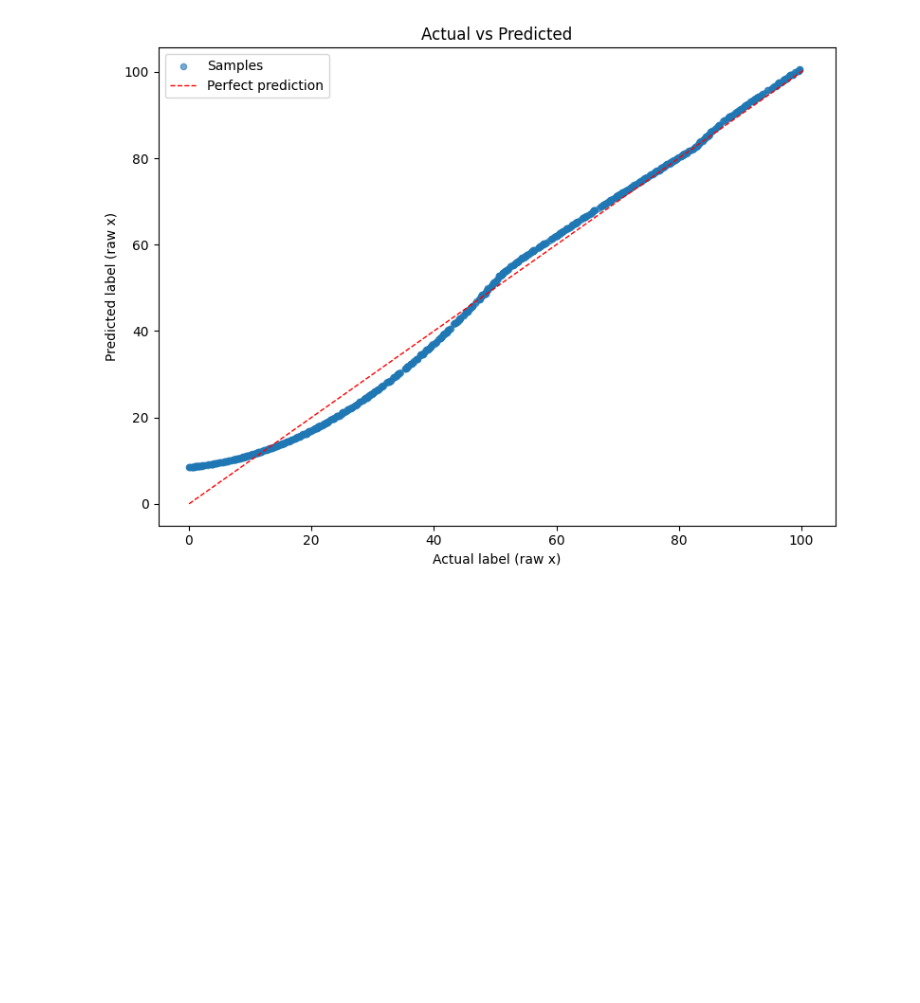
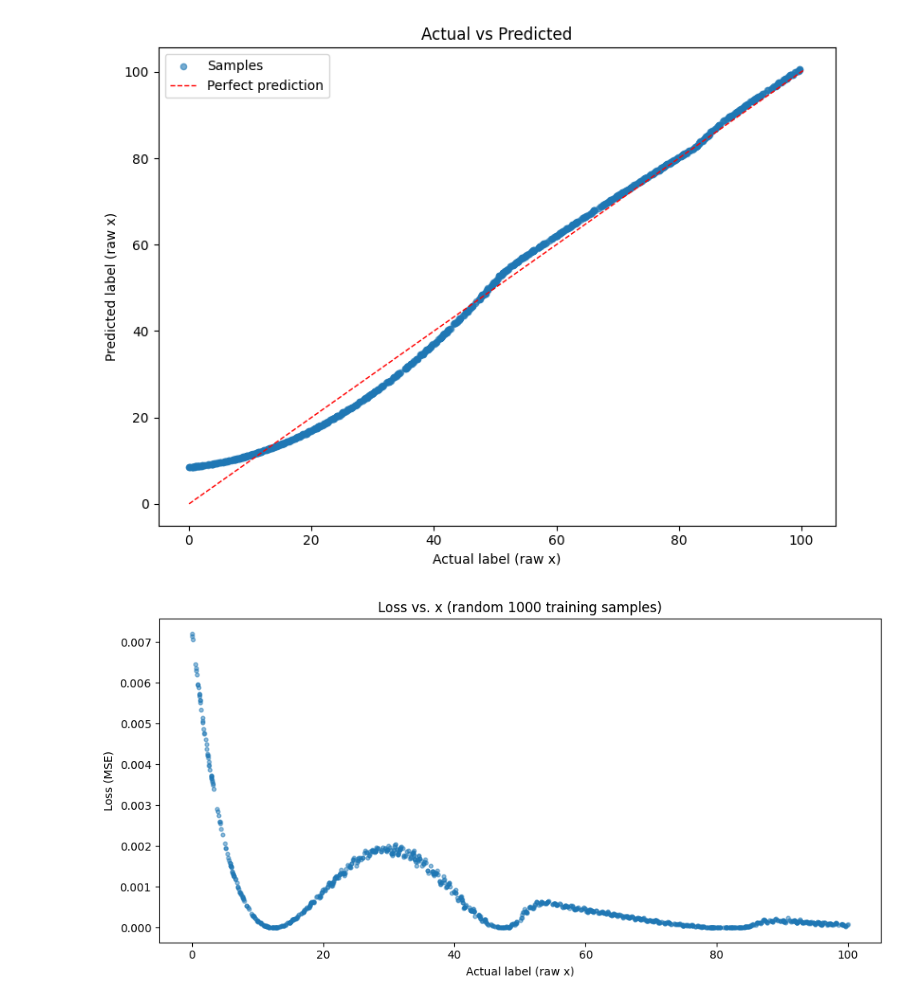
Before and after one commit to DJsushi/mglyph-ml, a Jupyter notebook: notebooks/experiment-1.ipynb, the cells around one changed output. Drawn from its saved outputs; the diff is of its cells as text; code cells hidden in the pictures; blank space fills up the shorter version.

Commit message:
add: loss vs x plot

```diff
--- a/notebooks/experiment-1.ipynb
+++ b/notebooks/experiment-1.ipynb
@@ -402,6 +402,41 @@ plt.tight_layout()
 plt.show()
 # %% [output]
 [figure]
+# %%
+import random as _py_random
+
+model.eval()
+
+n_samples = min(1000, len(dataset_train))
+sample_indices = _py_random.sample(range(len(dataset_train)), n_samples)
+
+x_vals = []
+losses_per_sample = []
+
+with torch.no_grad():
+    for idx in sample_indices:
+        img_tensor, label = dataset_train[idx]
+        img_tensor = img_tensor.unsqueeze(0).float()
+        label_tensor = torch.tensor([[label]], dtype=torch.float32)
+
+        output = model(img_tensor).float()
+        loss = criterion(output, label_tensor)
+
+        x_vals.append(label * 100.0)
+        losses_per_sample.append(loss.item())
+
+x_vals = np.array(x_vals)
+losses_per_sample = np.array(losses_per_sample)
+
+fig, ax = plt.subplots(figsize=(10, 5))
+ax.scatter(x_vals, losses_per_sample, alpha=0.5, s=12)
+ax.set_xlabel("Actual label (raw x)")
+ax.set_ylabel("Loss (MSE)")
+ax.set_title(f"Loss vs. x (random {n_samples} training samples)")
+plt.tight_layout()
+plt.show()
+# %% [output]
+[figure, added]
 # %%
 # Worst-case baseline: random predictor (guesses uniformly from 0–100)
 # np.random.seed(seed)
```
